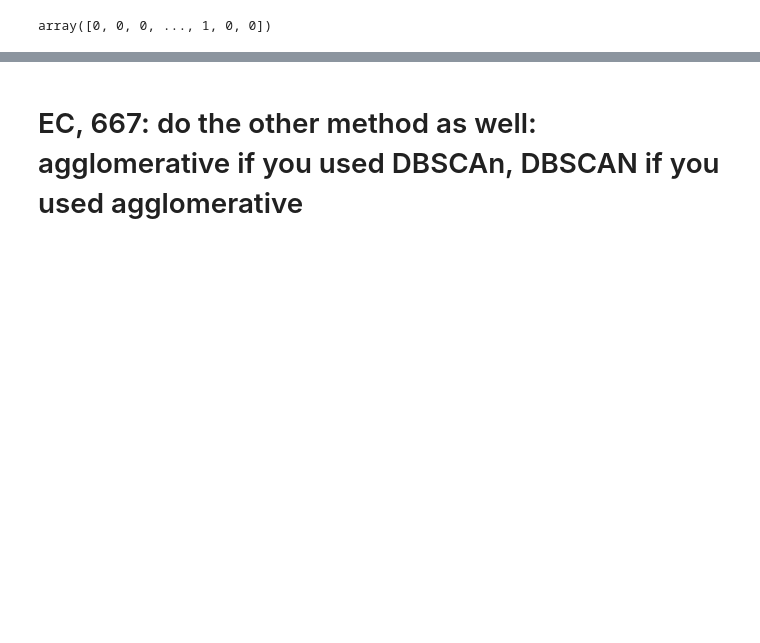
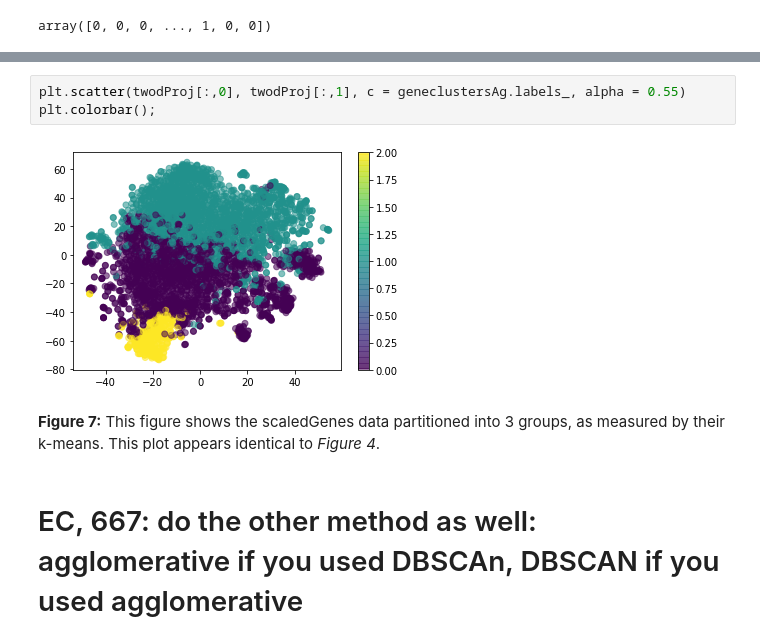
Before and after one commit to DesiPilla/DSPS_dPilla, a Jupyter notebook: HW10/clusteringGenes.ipynb, the cells around one changed output, grey strips where cells are left out. Saved outputs shown, nothing was run; the diff lists cells and outputs as text; blank space fills up the shorter version.

```diff
--- a/HW10/clusteringGenes.ipynb
+++ b/HW10/clusteringGenes.ipynb
@@ -188,2 +193,9 @@ AgglomerativeClustering?
+# %%
+plt.scatter(twodProj[:,0], twodProj[:,1], c = geneclustersAg.labels_, alpha = 0.55)
+plt.colorbar();
+# %% [output]
+[figure, added]
+# %% [markdown]
+**Figure 7:** This figure shows the scaledGenes data partitioned into 3 groups, as measured by their k-means. This plot appears identical to *Figure 4*.
 # %% [markdown]
 # EC, 667: do the other method as well: agglomerative if you used DBSCAn, DBSCAN if you used agglomerative
```
Also changed, not shown: parts of 5 cells of this notebook.
